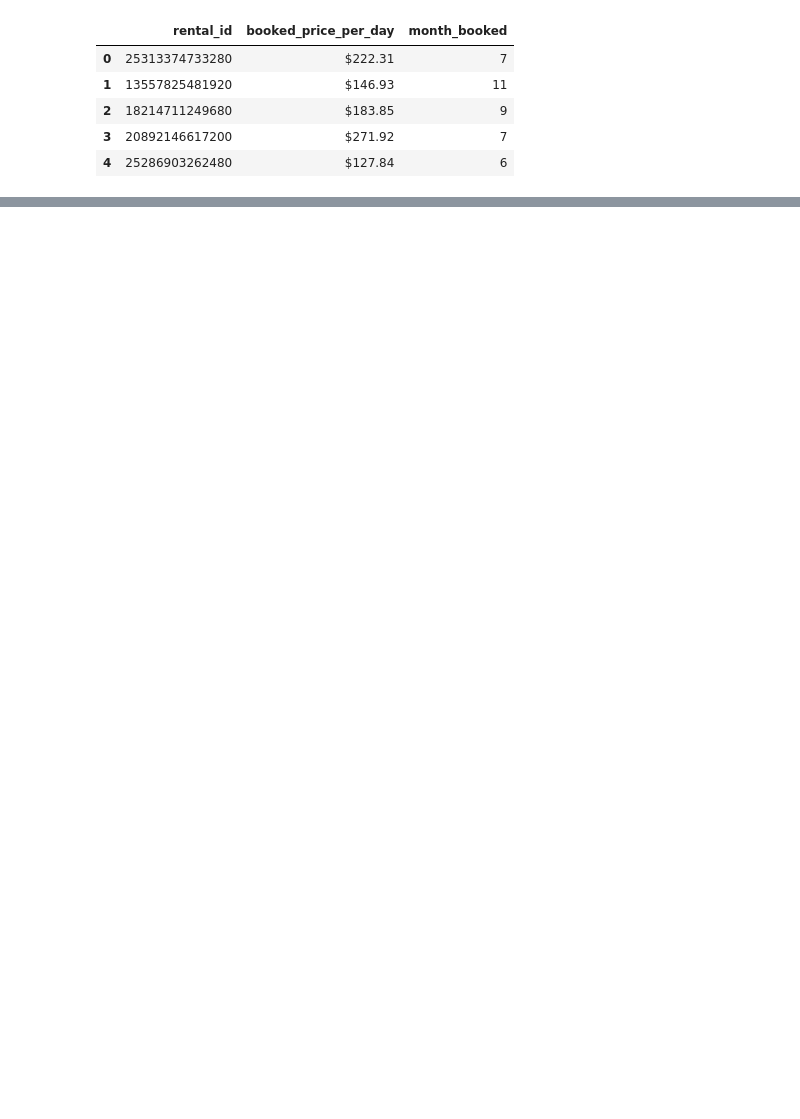
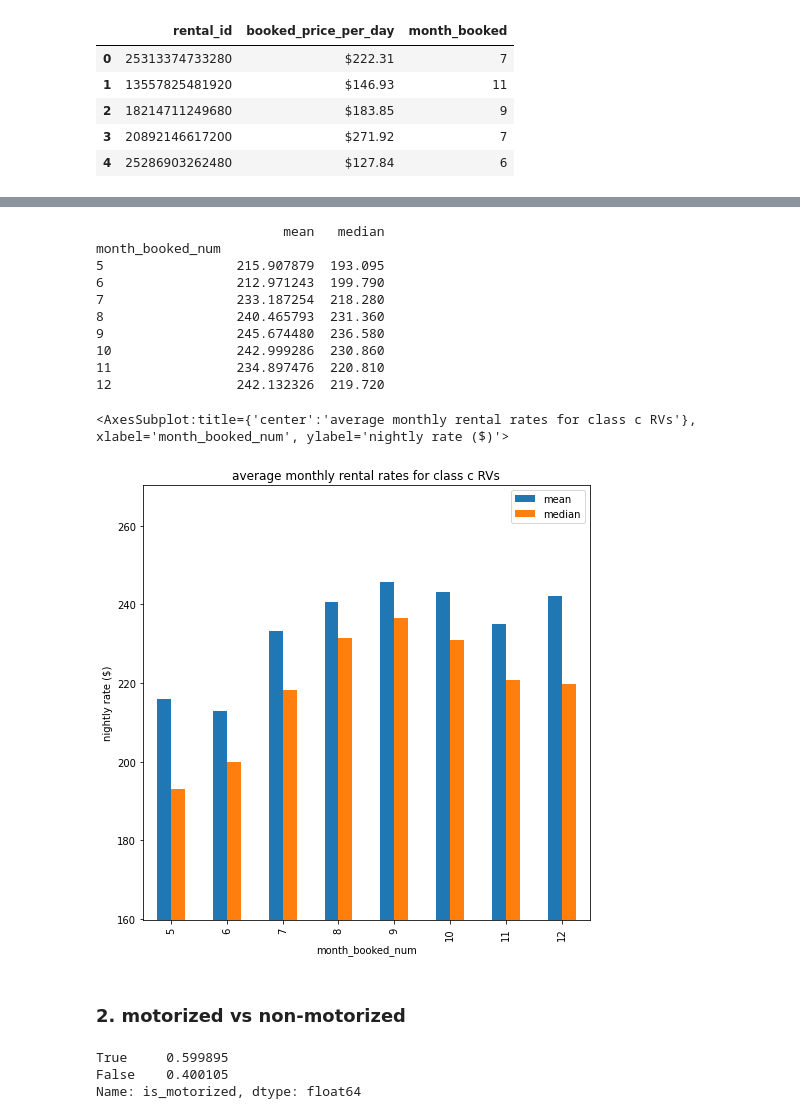
Before and after one commit to btlakey/outdoorsy_takehome, a Jupyter notebook: notebooks/assignment.ipynb, the cells around one changed output, grey strips where cells are left out. Saved outputs shown, nothing was run; the diff lists cells and outputs as text; code cells hidden in the pictures; blank space fills up the shorter version.

```diff
--- a/notebooks/assignment.ipynb
+++ b/notebooks/assignment.ipynb
@@ -3,7 +5,7 @@ import pandas as pd
 # %%
-rental, booking = pd.read_csv(f"..\data\{filename}.csv") for filename in [
+rental, booking = (pd.read_csv(f"..\data\{filename}.csv") for filename in [
     "outdoorsy_rental_data", "outdoorsy_booking_history"
-]
+])
 # %%
 rental.head()
 # %% [output]
@@ -25,2 +68,5 @@ booking.head()
+# %%
+# making the assumption that these completed duplicated records are data sanitation issues
+booking = booking.drop_duplicates()
 # %%
 df = pd.merge(rental, booking, on="rental_id")
@@ -75,6 +125,8 @@ month_dict = {
     "December": "12"
 }
 df = df.assign(month_booked_num=df["month_booked"].replace(month_dict).astype(int))
+df = df.drop_duplicates()  # in case month reassignment led to more data sanitation issues
+assert df["month_booked_num"].dtype == int
 # %%
 df["month_booked_num"].value_counts()
 # %% [output]
@@ -125,0 +153,7 @@ Name: booked_price_per_day_num, dtype: float64
+# %%
+df = df.assign(booked_price_per_day_num=df["booked_price_per_day"]
+    .replace("[$,]", "", regex=True)  # remove the accounting characters
+    .replace("#DIV/0!", np.nan)  # replace the div/0 with nulls (don't remove records)
+    .astype(float)  # cast as float for numerical operations
+)
+df["booked_price_per_day_num"].sort_values()
@@ -125,0 +173,39 @@ Name: booked_price_per_day_num, dtype: float64
+# %%
+mask = df["vehicle_type"] == "c"  # only c-class RVs
+
+# groupby and take average
+# average frequently refers to mean, but can mean any aggregating function that summarizes data
+# taking both mean and median (some robustness)
+monthly_avg = df[mask].groupby(
+    "month_booked_num", dropna=True
+).agg([np.mean, np.median])["booked_price_per_day_num"]
+
+print(monthly_avg)
+
+# non-zero lower ylim (purely for visual comparison)
+ymin, ymax = map(lambda f: f(monthly_avg["mean"]), [min, max])
+monthly_avg.plot.bar(
+    ylim=(ymin*.75, ymax*1.1), figsize=(8, 8),
+    title="average monthly rental rates for class c RVs", ylabel="nightly rate ($)"
+)
+# %% [output]
+                        mean   median
+month_booked_num
+5                 215.907879  193.095
+6                 212.971243  199.790
+7                 233.187254  218.280
+8                 240.465793  231.360
+9                 245.674480  236.580
+10                242.999286  230.860
+11                234.897476  220.810
+12                242.132326  219.720
+<AxesSubplot:title={'center':'average monthly rental rates for class c RVs'}, xlabel='month_booked_num', ylabel='nightly rate ($)'>
+[figure, added]
+# %% [markdown]
+### 2. motorized vs non-motorized
+# %%
+df['is_motorized'].value_counts(normalize=True)
+# %% [output]
+True     0.599895
+False    0.400105
+Name: is_motorized, dtype: float64
```
Also changed, not shown: parts of 34 cells of this notebook.
